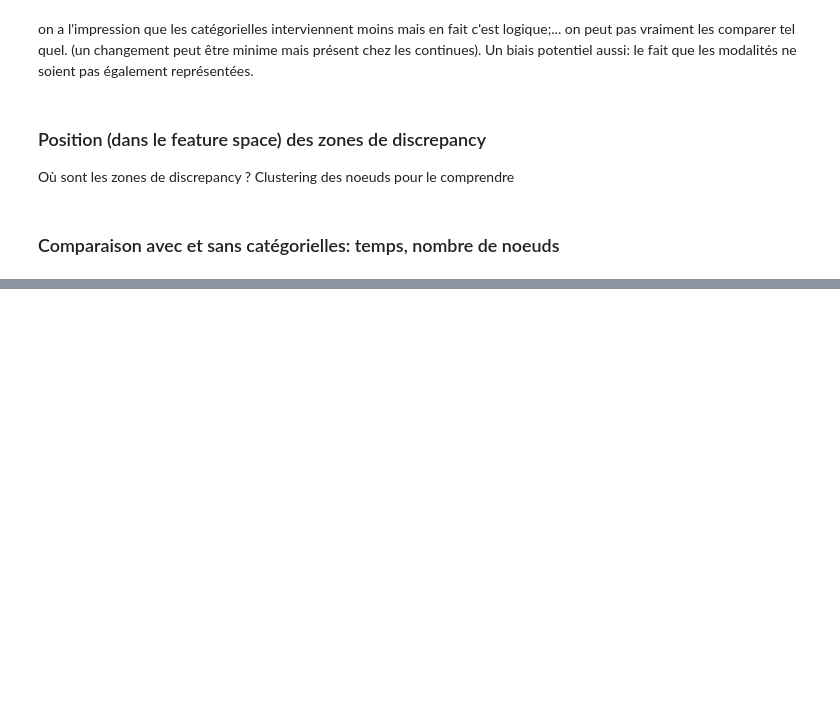
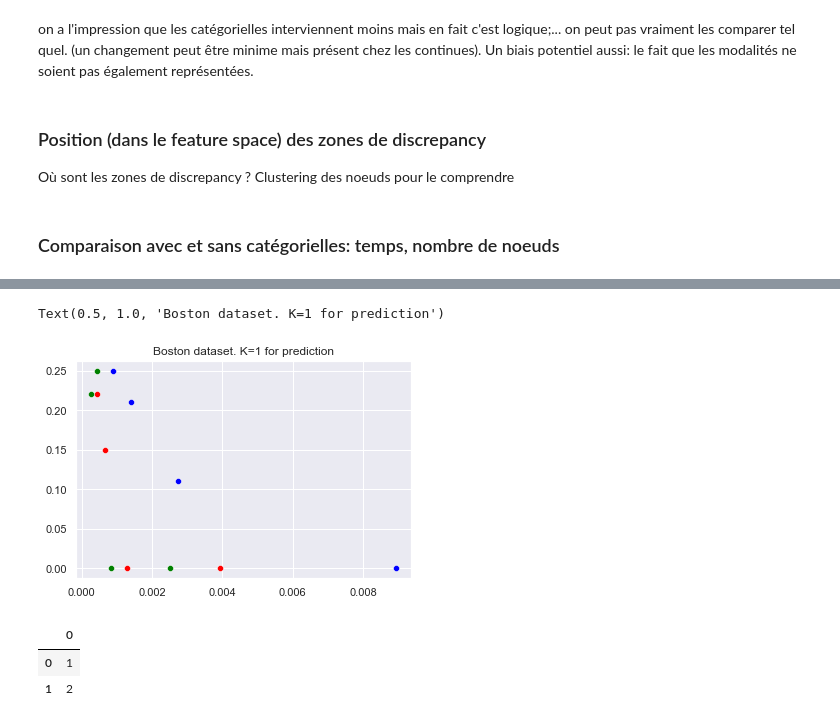
Before and after one commit to axa-rev-research/discrepancies-in-machine-learning, a Jupyter notebook: notebooks/Showcase-halfmoons2D.ipynb, the cells around one changed output, grey strips where cells are left out. Saved outputs shown, nothing was run; the diff lists cells and outputs as text; code cells hidden in the pictures; blank space fills up the shorter version.

```diff
--- a/notebooks/Showcase-halfmoons2D.ipynb
+++ b/notebooks/Showcase-halfmoons2D.ipynb
@@ -300,0 +501,32 @@ print(len(p2g.G.nodes))
+# %%
+#bleu= K init 1
+#sns.scatterplot(x=[1/9.0], y=[0.0], color='blue')
+sns.scatterplot(x=[1/112.0], y=[0.0], color='blue')
+sns.scatterplot(x=[1/365.0], y=[0.11], color='blue')
+sns.scatterplot(x=[1/707.0], y=[0.21], color='blue')
+sns.scatterplot(x=[1/1132.0], y=[0.25], color='blue')
+
+#rouge= K init 2
+#sns.scatterplot(x=[1/16.0], y=[0.0], color='red')
+sns.scatterplot(x=[1/255.0], y=[0.0], color='red')
+sns.scatterplot(x=[1/783.0], y=[0.0], color='red')
+sns.scatterplot(x=[1/1485.0], y=[0.15], color='red')
+sns.scatterplot(x=[1/2367.0], y=[0.22], color='red')
+
+#vert= K init 3
+#sns.scatterplot(x=[1/23.0], y=[0.0], color='green')
+sns.scatterplot(x=[1/397.0], y=[0.0], color='green')
+sns.scatterplot(x=[1/1195.0], y=[0.0], color='green')
+sns.scatterplot(x=[1/2260.0], y=[0.25], color='green')
+sns.scatterplot(x=[1/3638.0], y=[0.22], color='green')
+
+plt.title('Boston dataset. K=1 for prediction')
+# %% [output]
+Text(0.5, 1.0, 'Boston dataset. K=1 for prediction')
+[figure, added]
+# %%
+pd.DataFrame([1, 2])
+# %% [output]
+|  | 0 |
+| 0 | 1 |
+| 1 | 2 |
```
Also changed, not shown: parts of 10 cells of this notebook, 11 other files.
